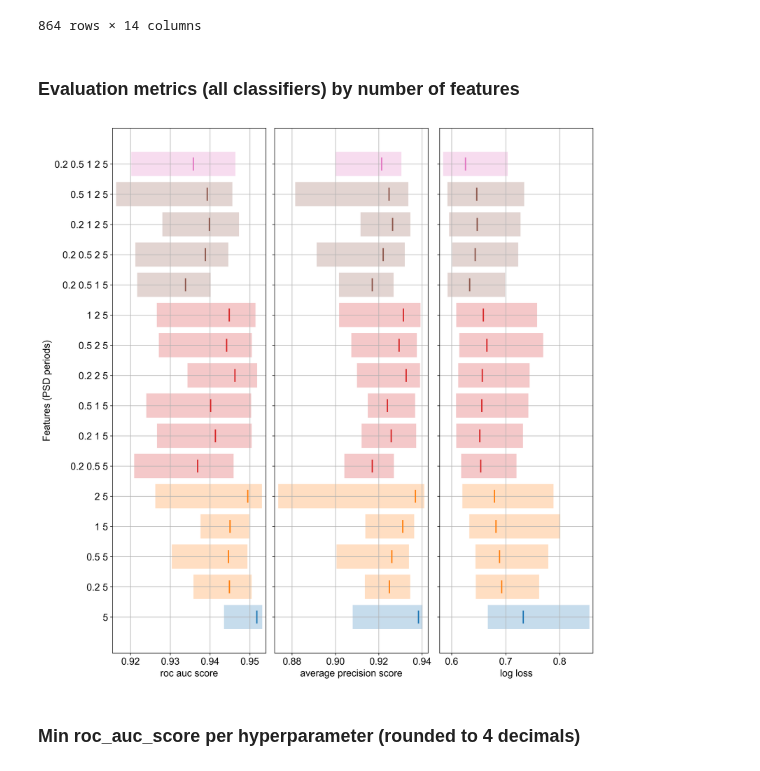
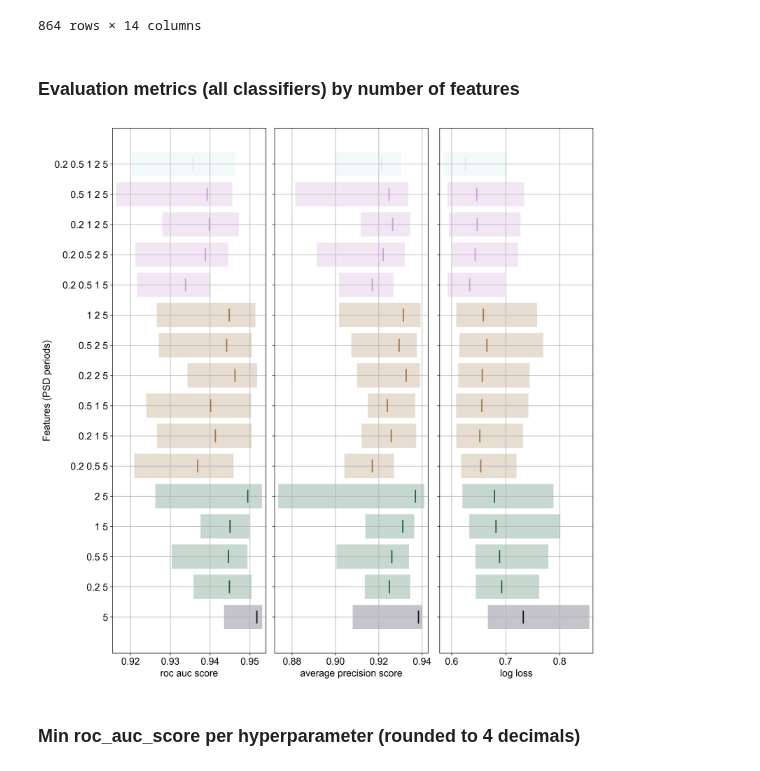
Before and after one commit to rizac/sod, a Jupyter notebook: sod/jupyter/Evaluation_2.ipynb, the cells around one changed output. Saved outputs shown, nothing was run; the diff lists cells and outputs as text; code cells hidden in the pictures.

```diff
--- a/sod/jupyter/Evaluation_2.ipynb
+++ b/sod/jupyter/Evaluation_2.ipynb
@@ -41,8 +41,10 @@ plt.rcParams['font.family'] = 'helvetica,arial'
 # pandas settings. Some are set in `share`, display max_rows is explicitly set here
 pd.set_option('display.max_rows', 20)
 # %%
+testsetname = 'allset_unlabelled_annotation2.hdf'
+
 sem_df = read_summary_eval_df()  # "sem_df" stands for "summary evaluation metrics" (dataframe)
-sem_df = sem_df[sem_df.file_relative_path.str.endswith('allset_unlabelled_annotation2.hdf')]
+sem_df = sem_df[sem_df.relative_filepath.str.endswith(os.sep + testsetname)]
 display(sem_df)
 # %% [output]
 |  | clf | feats | n_estimators | max_samples | random_state | roc_auc_score | average_precision_score | ... |
@@ -65,11 +67,10 @@ display(sem_df)
 864 rows × 14 columns
 # %%
 printhtml('<h3>Evaluation metrics (all classifiers) by number of features</h3>')
-with use_tmp_colormap('tab10'):
-    plot_feats_vs_evalmetrics(sem_df)
+plot_feats_vs_evalmetrics(sem_df)
 # %% [output]
 Evaluation metrics (all classifiers) by number of features
-[figure, old version]
+[figure, new version]
 # %%
 SCORE = 'roc_auc_score'
 feats = ['psd@5sec', 'psd@2sec,psd@5sec', 'psd@0.2sec,psd@2sec,psd@5sec']
```
Also changed, not shown: parts of 2 cells of this notebook, 3 other files.
